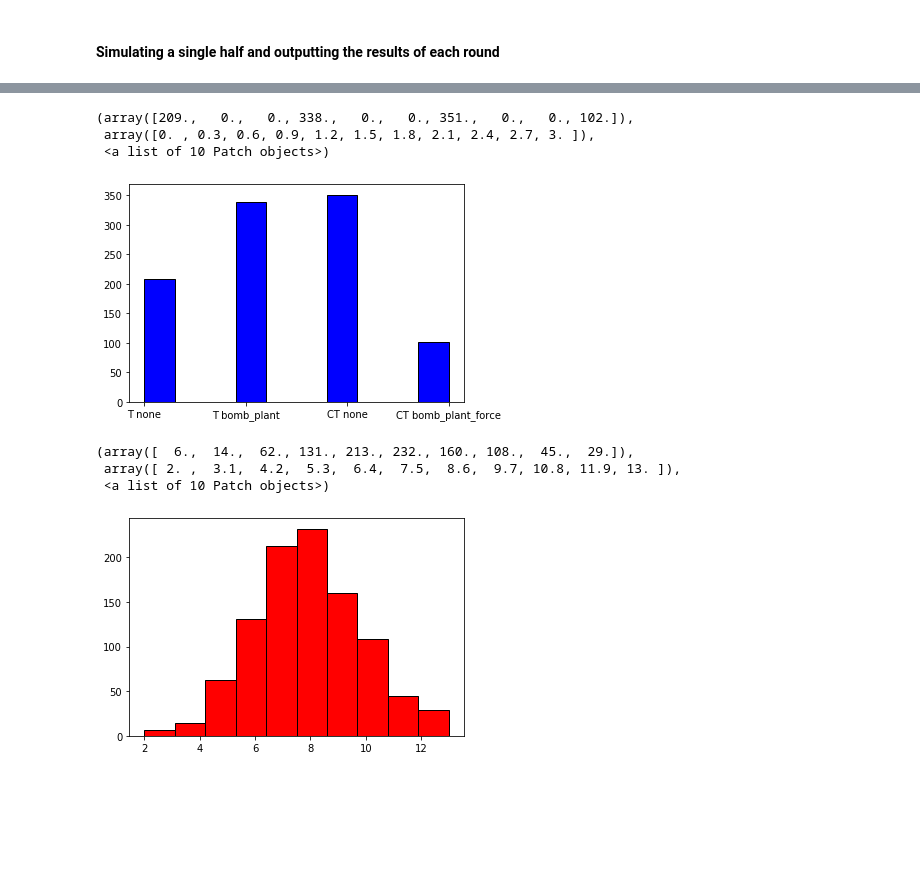
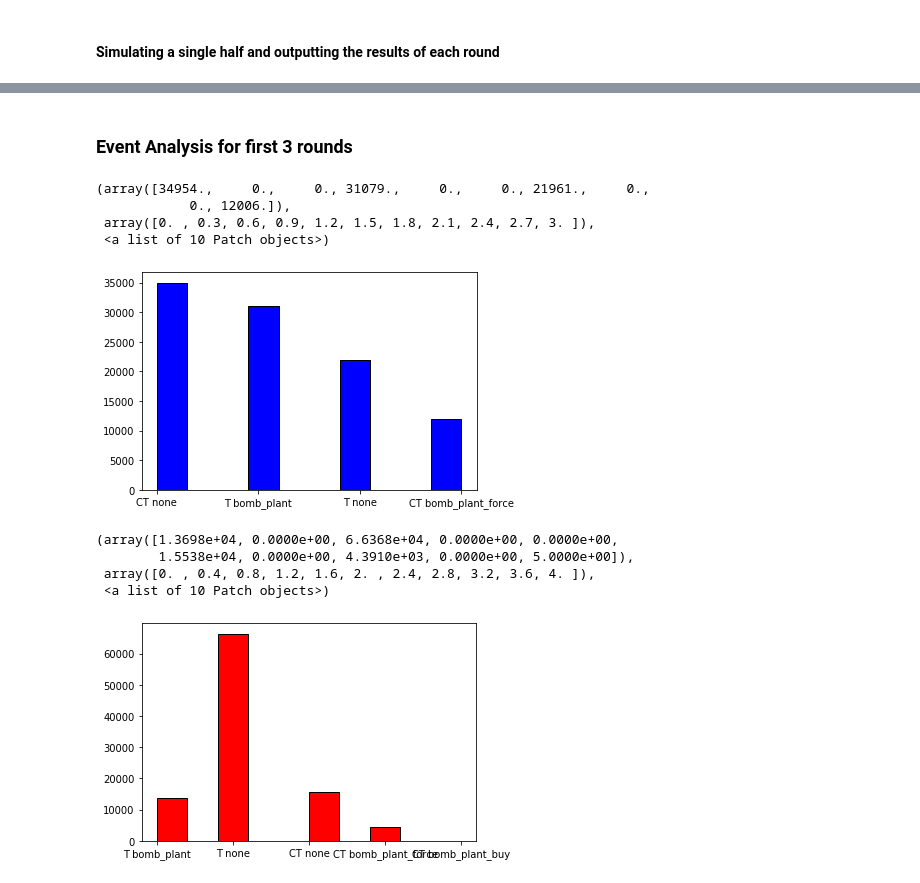
Before and after one commit to JeffT13/CS_EcoSimulator, a Jupyter notebook: CS_ntbk.ipynb, the cells around one changed output, grey strips where cells are left out. Drawn from its saved outputs; the diff is of its cells as text; code cells hidden in the pictures; blank space fills up the shorter version.

```diff
--- a/CS_ntbk.ipynb
+++ b/CS_ntbk.ipynb
@@ -23,6 +26,4 @@ import pandas as pd
 # %%
-#!\usr\bin\python
-
 market = {'AWP': 4750,
           'AK47': 2700,
           'M4A4': 3100,
@@ -96,8 +97,7 @@ eco_rules = {'starting_mny': starting_money,
                 'win_LR_obj': liverate_obj,
                 'win_LR_save':liverate_save,
              # NO IDEA about these values, pure guesswork
-                'save_returnrate': 1/5,
-                'save_multiplier': 1 #not called in code, currently default to 1
+                'save_returnrate': 1/5
             }
 
 starting_gamestate = {'ct_mny': eco_rules['starting_mny'],
@@ -138,13 +139,30 @@ n_of_1 = cs.half_simulator(eco_rules, starting_gamestate, 1)
+# %%
+n = 100000
+simulation = cs.half_simulator(eco_rules, starting_gamestate, n)
 # %%
-n = 1000
-simulation = cs.half_simulator(eco_rules, starting_gamestate, n)
-
+#Arrays to track data
 pistol_results = []
+secondround_results = []
+thirdround_results = []
 half_results = []
 round_results = []
 
+# 2nd round Analysis
+t_buyoption_2round = []
+gs_tmny_2round = []
+ct_buyoption_2round = []
+gs_ctmny_2round = []
+
+
+
 for i in range(n):
     pistol_results.append(simulation[i][0]['winner'] + " " + simulation[i][0]['event'])
+    secondround_results.append(simulation[i][1]['winner'] + " " + simulation[i][1]['event'])
+    t_buyoption_2round.append(simulation[i][1]['T_buyoption'])
+    ct_buyoption_2round.append(simulation[i][1]['CT_buyoption'])
+    gs_tmny_2round.append(simulation[i][1]['gamestate']['t_mny'])
+    gs_ctmny_2round.append(simulation[i][1]['gamestate']['ct_mny'])
+    thirdround_results.append(simulation[i][2]['winner'] + " " + simulation[i][2]['event'])
     half_results.append(simulation[i][-1]['gamestate']['t_wins'])
 
 
@@ -153,14 +230,18 @@ for j in range(eco_rules['MR']):
+# %% [markdown]
+### Event Analysis for first 3 rounds
 # %%
 plt.hist(pistol_results, color = 'blue', edgecolor = 'black')
 # %% [output]
-(array([209.,   0.,   0., 338.,   0.,   0., 351.,   0.,   0., 102.]),
+(array([34954.,     0.,     0., 31079.,     0.,     0., 21961.,     0.,
+            0., 12006.]),
  array([0. , 0.3, 0.6, 0.9, 1.2, 1.5, 1.8, 2.1, 2.4, 2.7, 3. ]),
  <a list of 10 Patch objects>)
-[figure, old version]
+[figure, new version]
 # %%
-plt.hist(half_results, color = 'red', edgecolor = 'black')
+plt.hist(secondround_results, color = 'red', edgecolor = 'black')
 # %% [output]
-(array([  6.,  14.,  62., 131., 213., 232., 160., 108.,  45.,  29.]),
- array([ 2. ,  3.1,  4.2,  5.3,  6.4,  7.5,  8.6,  9.7, 10.8, 11.9, 13. ]),
+(array([1.3698e+04, 0.0000e+00, 6.6368e+04, 0.0000e+00, 0.0000e+00,
+        1.5538e+04, 0.0000e+00, 4.3910e+03, 0.0000e+00, 5.0000e+00]),
+ array([0. , 0.4, 0.8, 1.2, 1.6, 2. , 2.4, 2.8, 3.2, 3.6, 4. ]),
  <a list of 10 Patch objects>)
-[figure, old version]
+[figure, new version]
```
Also changed, not shown: parts of 17 cells of this notebook, 2 other files.
